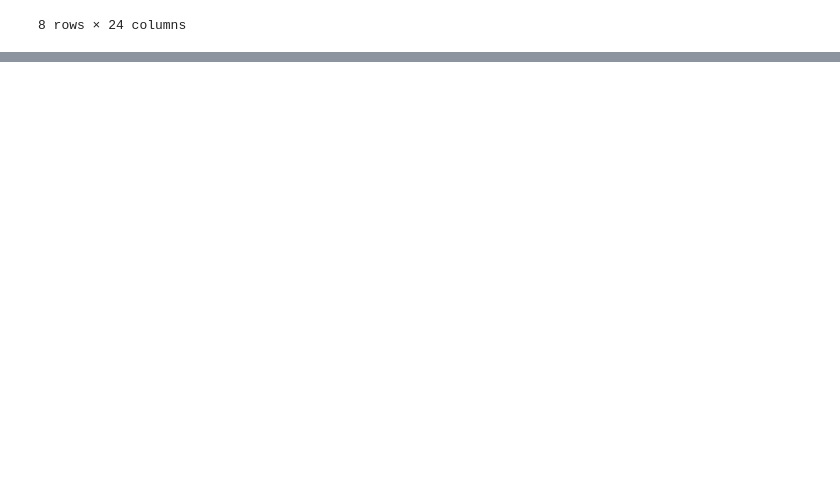
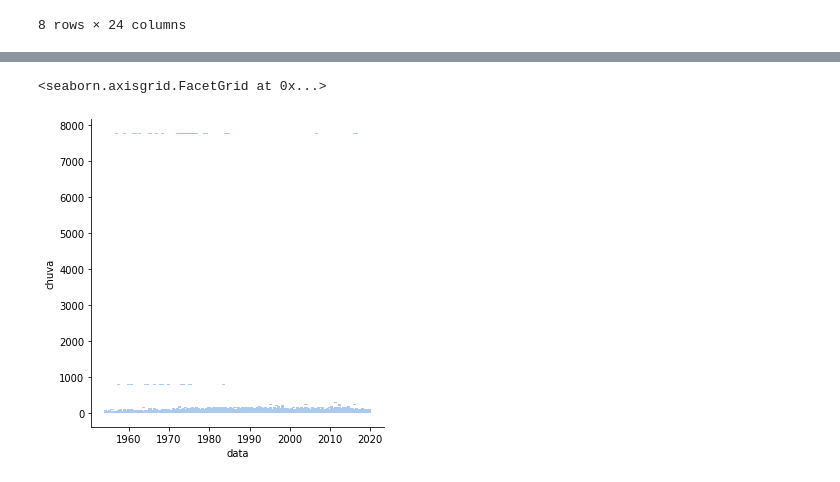
Before and after one commit to mrcrdg/jupyter_set, a Jupyter notebook: exercicio_6.ipynb, the cells around one changed output, grey strips where cells are left out. Drawn from its saved outputs; the diff is of its cells as text; code cells hidden in the pictures; blank space fills up the shorter version.

```diff
--- a/exercicio_6.ipynb
+++ b/exercicio_6.ipynb
@@ -40,0 +85,5 @@ iapar_dados.describe()
+# %%
+sns.displot(x='data', y='chuva', data = iapar_dados)
+# %% [output]
+<seaborn.axisgrid.FacetGrid at 0x...>
+[figure, added]
```
Also changed, not shown: parts of 26 cells of this notebook.
